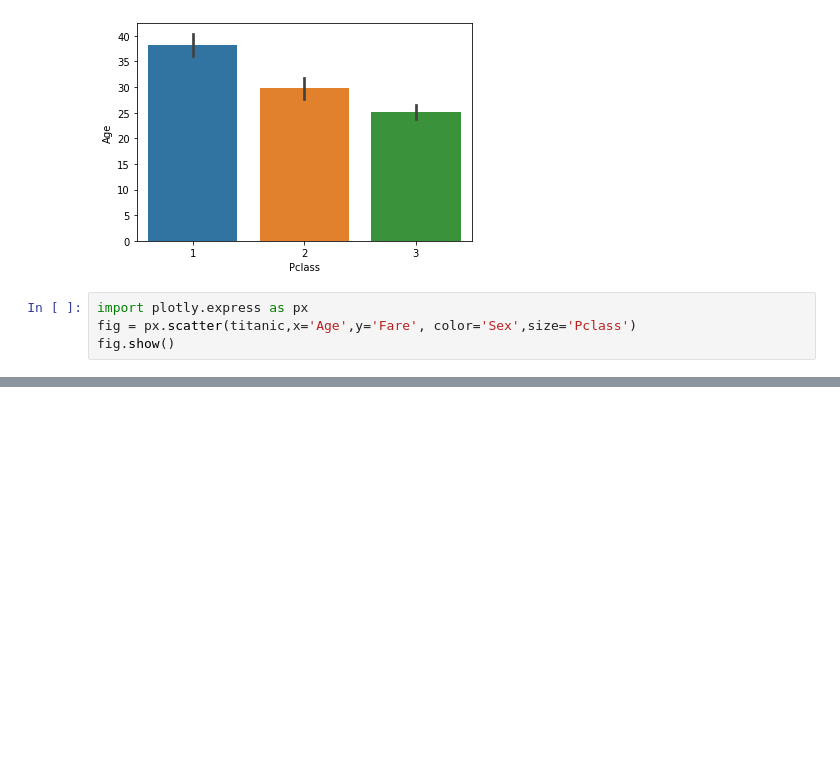
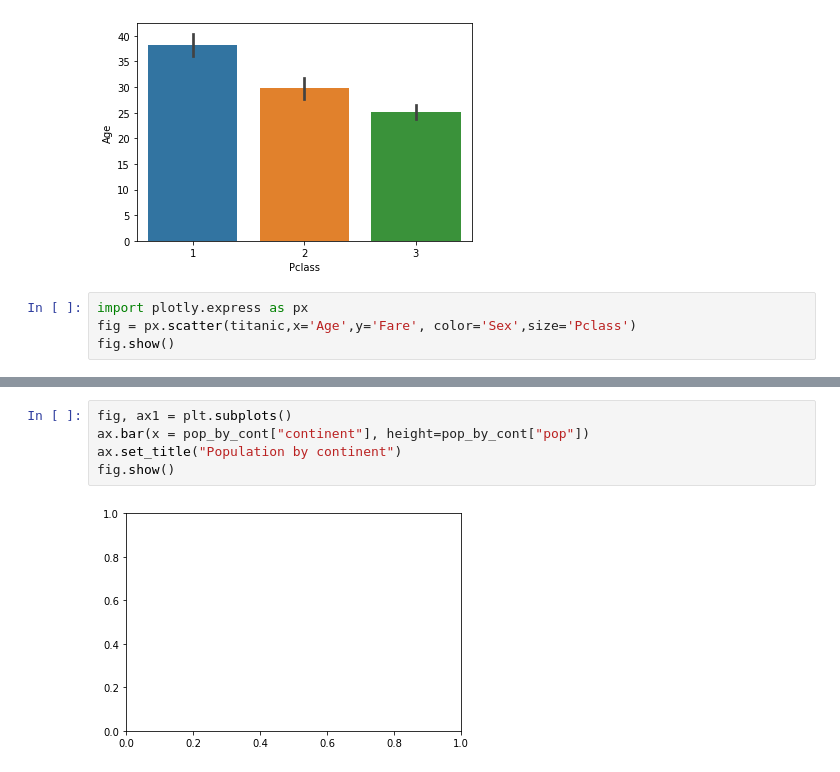
Before and after one commit to juanpaat/Python-for-Data-Analysts-and-Data-Scientists, a Jupyter notebook: Visualisation.ipynb, the cells around one changed output, grey strips where cells are left out. Cells and saved outputs as stored; diff of their text form; blank space fills up the shorter version.

```diff
--- a/Visualisation.ipynb
+++ b/Visualisation.ipynb
@@ -95,0 +150,7 @@ fig.show()
+# %%
+fig, ax1 = plt.subplots()
+ax.bar(x = pop_by_cont["continent"], height=pop_by_cont["pop"])
+ax.set_title("Population by continent")
+fig.show()
+# %% [output]
+[figure, added]
```
Also changed, not shown: parts of 71 cells of this notebook, 10 other files.
